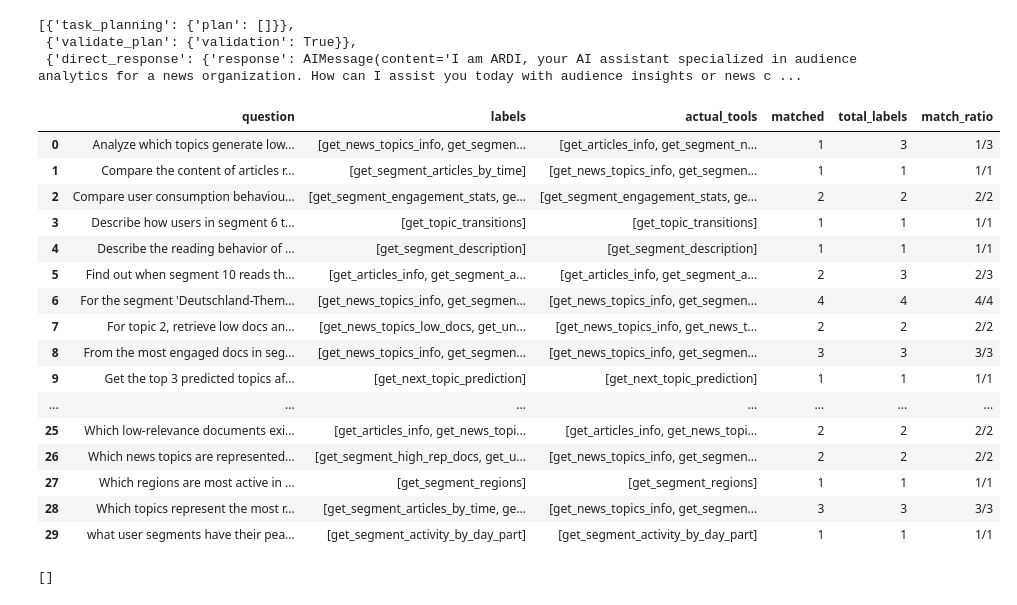
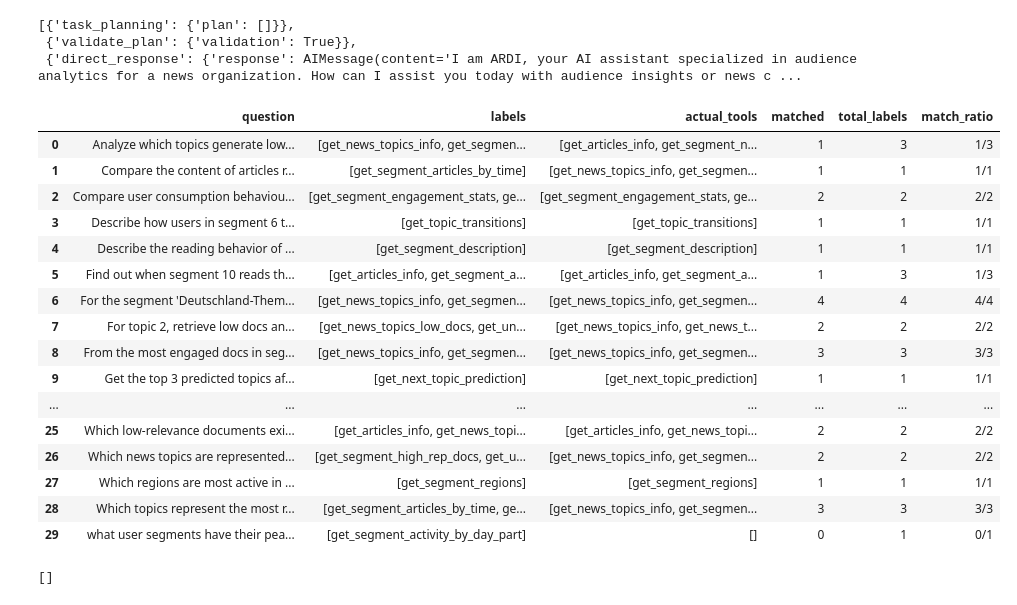
Before and after one commit to Joancf1997/Thesis-AI, a Jupyter notebook: playground.ipynb, the cells around one changed output. Drawn from its saved outputs; the diff is of its cells as text; code cells hidden in the pictures.

```diff
--- a/playground.ipynb
+++ b/playground.ipynb
@@ -268,35 +268,35 @@ cur.execute("""
         ON r.message_id = user_msg.id
     -- run belongs to the user message, not the assistant message
 
     LEFT JOIN steps s
         ON s.run_id = r.id
         AND s.name = 'Plan Execution'
 
     LEFT JOIN tool_calls tc
         ON tc.step_id = s.id
 
     INNER JOIN dataset_entries d
         ON d.user_query = msg.content
     -- dataset entry uses assistant content
 
-    WHERE thd.id = 'e9b0fc0f-8b14-47f6-b6fa-859ad8d73b6c'
+    WHERE thd.id = '63e30d56-e1b5-46c2-a440-661520ee024f'
     ORDER BY msg.content ASC;
 """)
 
 rows = cur.fetchall()
 results = evaluate_tool_usage(rows)
 
 df = pd.DataFrame(results)
 
 df
 # %% [output]
 |  | question | labels | actual_tools | matched | total_labels | match_ratio |
 | 0 | Analyze which topics generate low... | [get_news_topics_info, get_segmen... | [get_articles_info, get_segment_n... | 1 | 3 | 1/3 |
 | 1 | Compare the content of articles r... | [get_segment_articles_by_time] | [get_news_topics_info, get_segmen... | 1 | 1 | 1/1 |
 | 2 | Compare user consumption behaviou... | [get_segment_engagement_stats, ge... | [get_segment_engagement_stats, ge... | 2 | 2 | 2/2 |
 | 3 | Describe how users in segment 6 t... | [get_topic_transitions] | [get_topic_transitions] | 1 | 1 | 1/1 |
 | 4 | Describe the reading behavior of ... | [get_segment_description] | [get_segment_description] | 1 | 1 | 1/1 |
-| 5 | Find out when segment 10 reads th... | [get_articles_info, get_segment_a... | [get_articles_info, get_segment_a... | 2 | 3 | 2/3 |
+| 5 | Find out when segment 10 reads th... | [get_articles_info, get_segment_a... | [get_articles_info, get_segment_a... | 1 | 3 | 1/3 |
 | 6 | For the segment 'Deutschland-Them... | [get_news_topics_info, get_segmen... | [get_news_topics_info, get_segmen... | 4 | 4 | 4/4 |
 | 7 | For topic 2, retrieve low docs an... | [get_news_topics_low_docs, get_un... | [get_news_topics_info, get_news_t... | 2 | 2 | 2/2 |
 | 8 | From the most engaged docs in seg... | [get_news_topics_info, get_segmen... | [get_news_topics_info, get_segmen... | 3 | 3 | 3/3 |
@@ -306,7 +306,7 @@ df
 | 26 | Which news topics are represented... | [get_segment_high_rep_docs, get_u... | [get_news_topics_info, get_segmen... | 2 | 2 | 2/2 |
 | 27 | Which regions are most active in ... | [get_segment_regions] | [get_segment_regions] | 1 | 1 | 1/1 |
 | 28 | Which topics represent the most r... | [get_segment_articles_by_time, ge... | [get_news_topics_info, get_segmen... | 3 | 3 | 3/3 |
-| 29 | what user segments have their pea... | [get_segment_activity_by_day_part] | [get_segment_activity_by_day_part] | 1 | 1 | 1/1 |
+| 29 | what user segments have their pea... | [get_segment_activity_by_day_part] | [] | 0 | 1 | 0/1 |
 # %%
 rows
 # %% [output]
```
Also changed, not shown: 15 other files.
